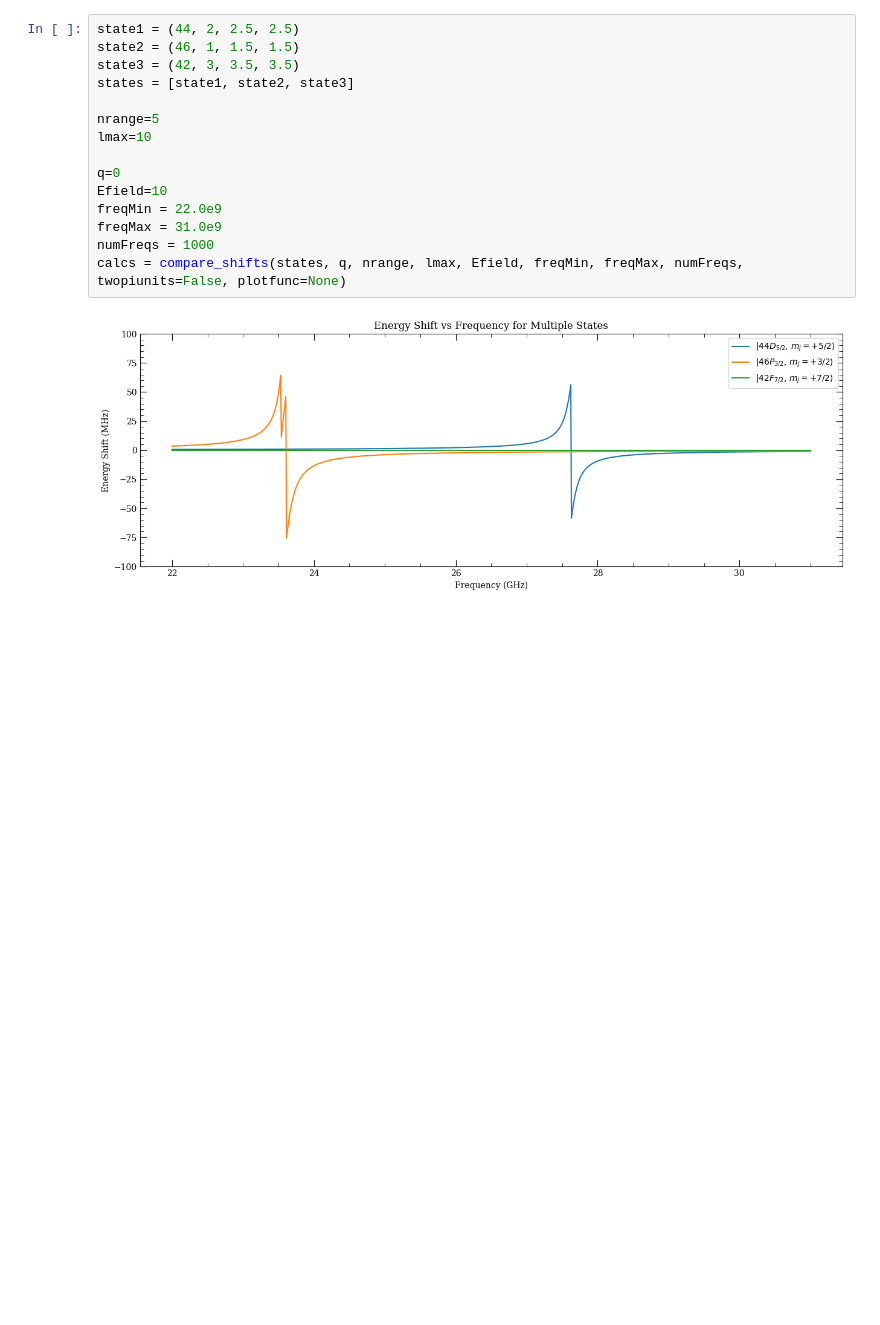
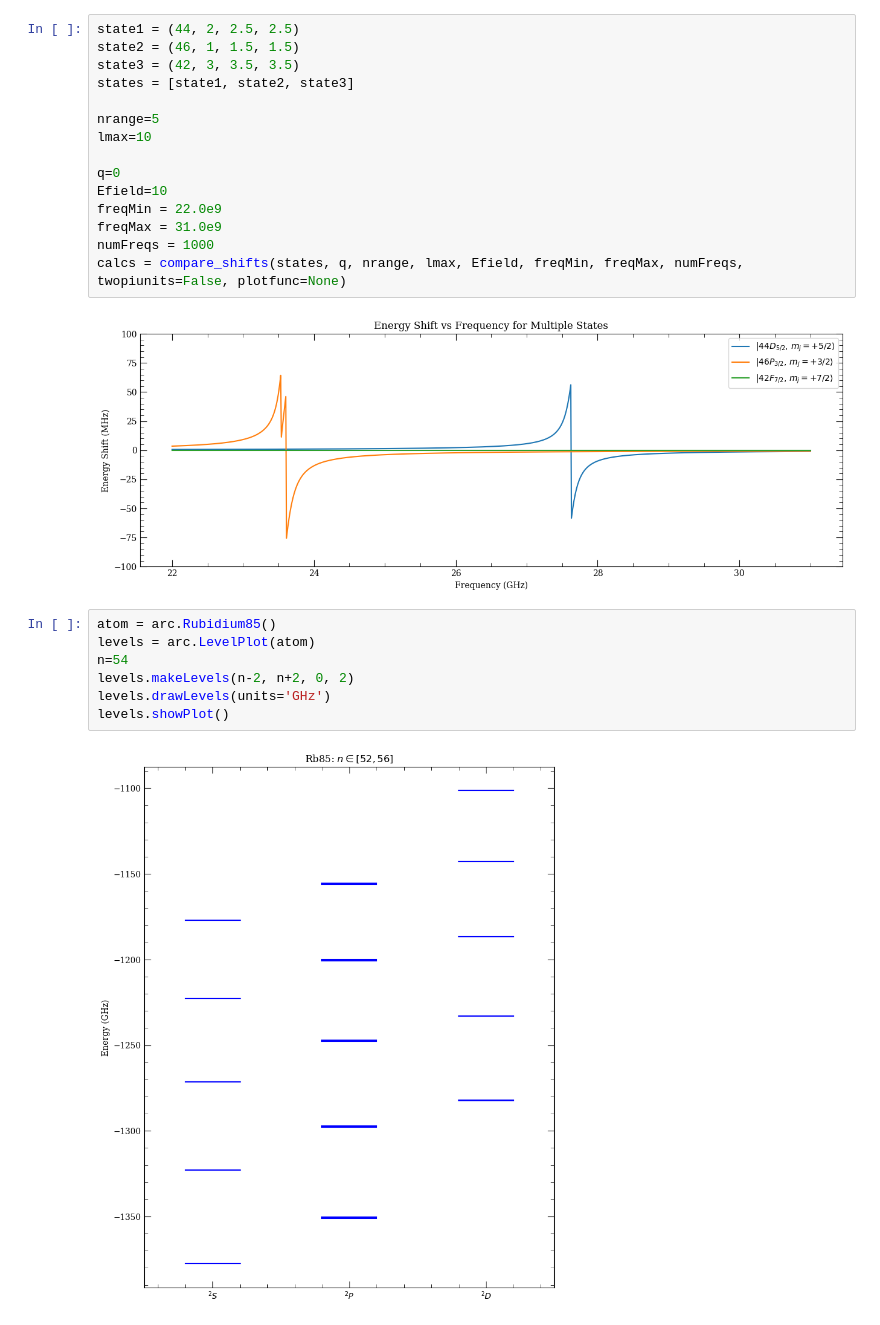
Before and after one commit to AVKGitHub1/rydberg_calcs, a Jupyter notebook: ryd_calcs.ipynb, the cells around one changed output. Cells and saved outputs as stored; diff of their text form; blank space fills up the shorter version.

```diff
--- a/ryd_calcs.ipynb
+++ b/ryd_calcs.ipynb
@@ -34,3 +34,12 @@ numFreqs = 1000
 calcs = compare_shifts(states, q, nrange, lmax, Efield, freqMin, freqMax, numFreqs, twopiunits=False, plotfunc=None)
 # %% [output]
 [figure]
+# %%
+atom = arc.Rubidium85()
+levels = arc.LevelPlot(atom)
+n=54
+levels.makeLevels(n-2, n+2, 0, 2)
+levels.drawLevels(units='GHz')
+levels.showPlot()
+# %% [output]
+[figure, added]
```
Also changed, not shown: parts of 3 cells of this notebook.
